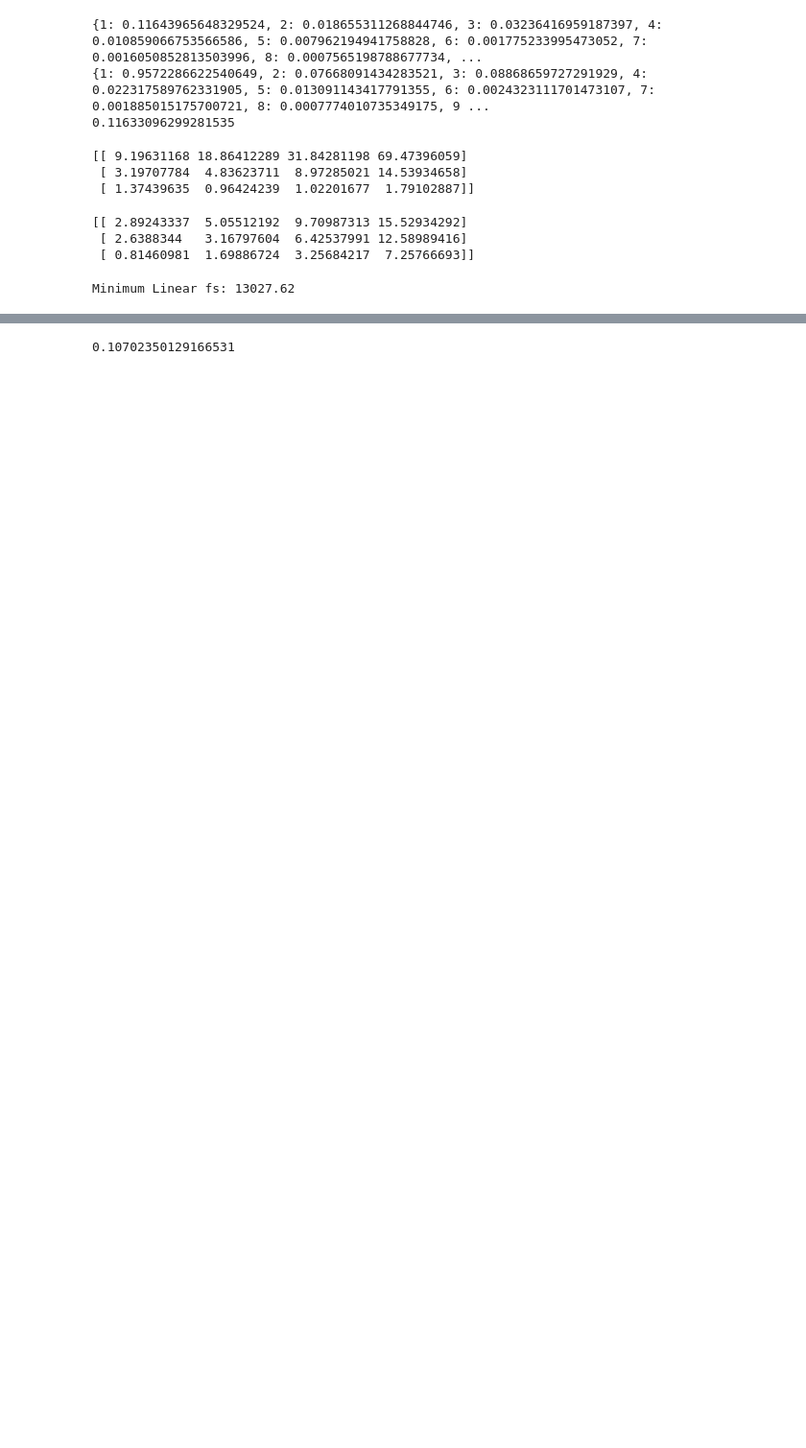
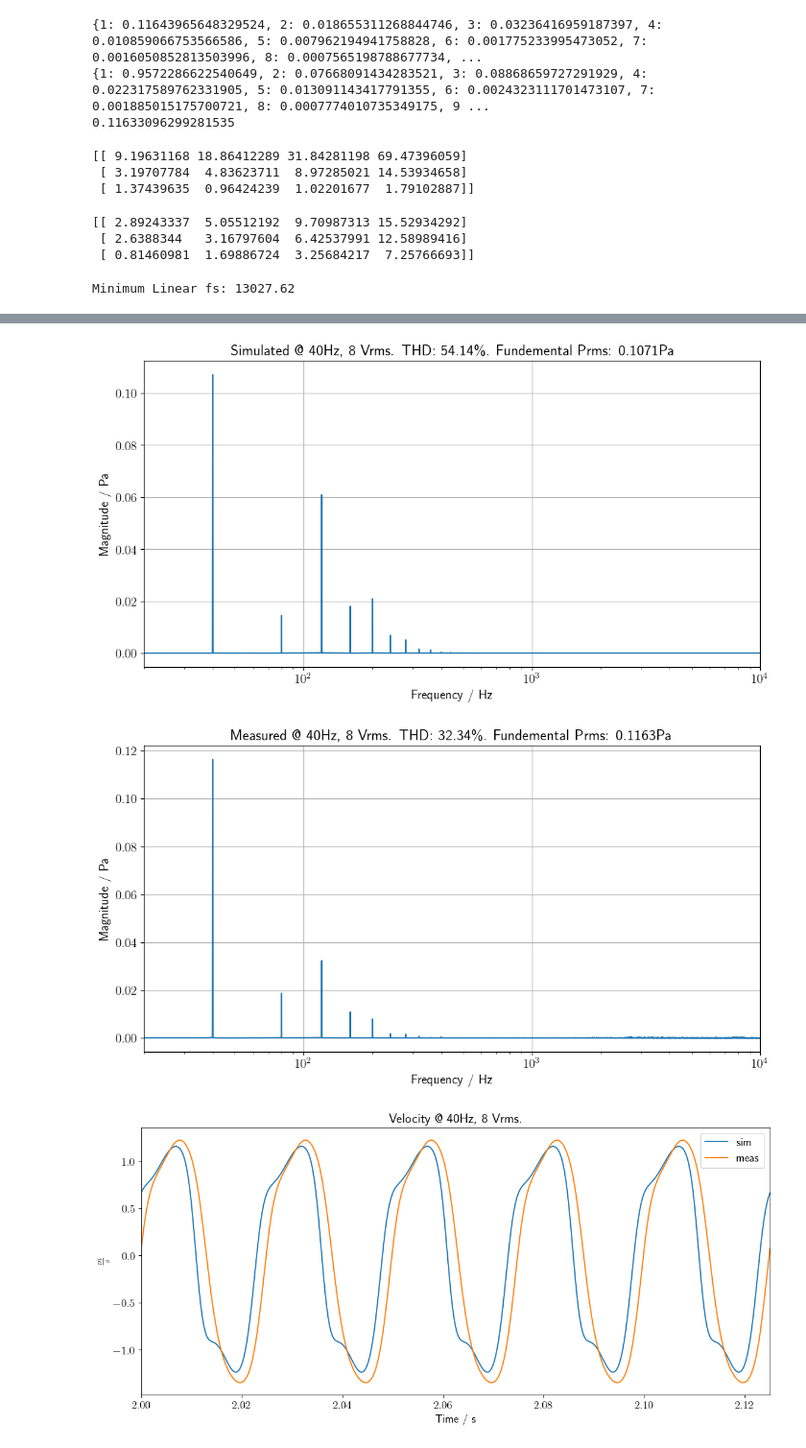
Before and after one commit to istlf/non-linear-transducers-project, a Jupyter notebook: Lab D.ipynb, the cells around one changed output, grey strips where cells are left out. Shown at 96% size. Cells and saved outputs as stored; diff of their text form; code cells hidden in the pictures; blank space fills up the shorter version.

```diff
--- a/Lab D.ipynb
+++ b/Lab D.ipynb
@@ -231,5 +254,28 @@ print(util.find_fundemental_pRMS(v_sim, fs, freq, radius))
 # %%
-Prms_sim = util.find_input_uRMS(polys, params, x0, fs, t_eval, freq, Vrms_meas=8, Prms_meas=0, radius=4e-2)
-print(Prms_sim)
+import util
+Prms_meas = util.find_fundemental_pRMS(v_meas, fs, freq, radius)
+THD_meas, THD_data_meas = util.thd_spl(v_meas, fs, radius=radius)
+THD_meas = THD_meas*100
+
+Prms_sim = util.find_fundemental_pRMS(v_sim, fs, freq, radius)
+THD_sim, THD_data_sim = util.thd_spl(v_sim, fs, radius=radius)
+THD_sim = THD_sim*100
+
+util.plot_spectrum_in_spl(v_sim, fs, radius=radius, xlim=[20,10e3], title=f"Simulated @ {freq}Hz, {Vrms} Vrms. THD: {THD_sim:.2f}\\%. Fundemental Prms: {Prms_sim:.4f}Pa", save="figures/simulated_" + str(freq) + "Hz_" + str(Vrms) + "Vrms.png")
+util.plot_spectrum_in_spl(v_meas, fs_meas, radius=4e-2, title=f"Measured @ {freq}Hz, {Vrms} Vrms. THD: {THD_meas:.2f}\\%. Fundemental Prms: {Prms_meas:.4f}Pa", xlim=[20,10e3], save="figures/measured_" + str(freq) + "Hz_" + str(Vrms) + "Vrms.png")
+
+util.init_latex()
+plt.figure(figsize=(14,6))
+plt.plot(t_sim, v_sim, label="sim")
+plt.plot(t_sim, v_meas, label="meas")
+plt.xlabel("Time / s")
+plt.ylabel("$\\frac{m}{s}$")
+plt.title(f"Velocity @ {freq}Hz, {Vrms} Vrms.")
+plt.legend()
+plt.xlim([2,2 + 5*1/freq])
+plt.savefig("figures/time_" + str(freq) + "Hz_" + str(Vrms) + "Vrms.png", bbox_inches="tight")
+plt.show()
 # %% [output]
-0.10702350129166531
+[figure, added]
+[figure, added]
+[figure, added]
```
Also changed, not shown: parts of 6 cells of this notebook, 19 other files.
